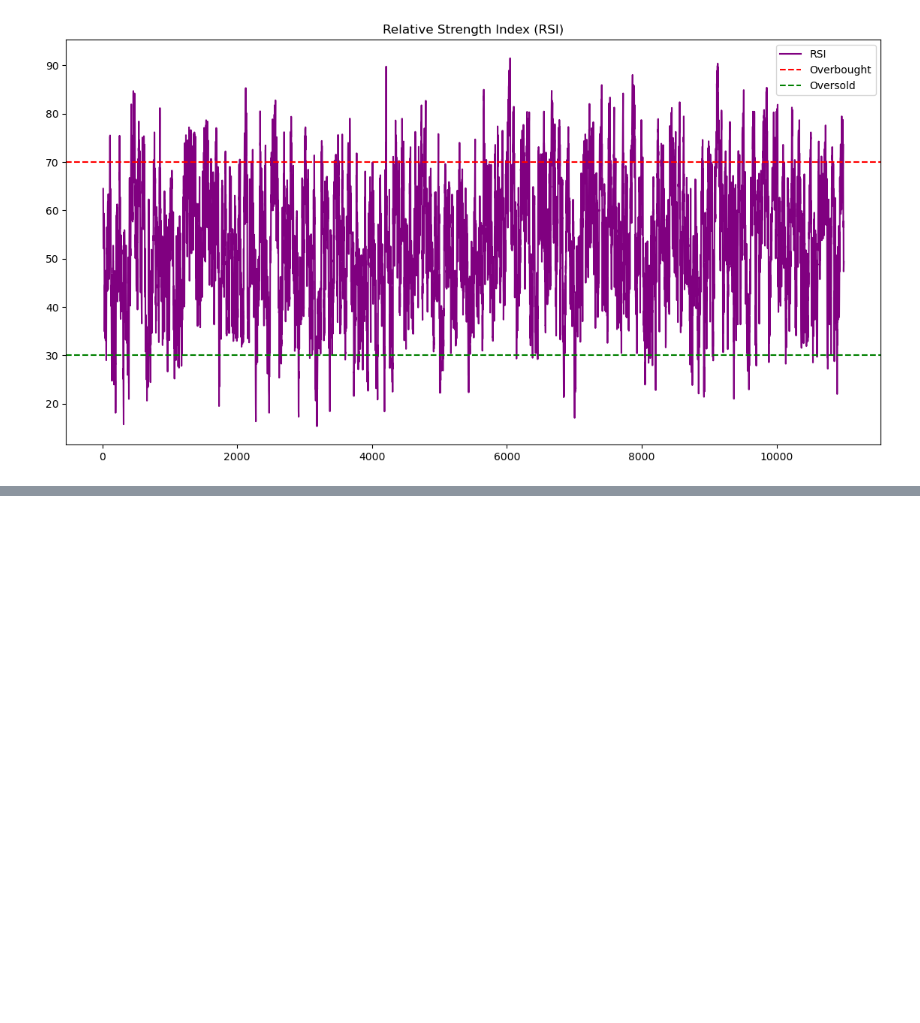
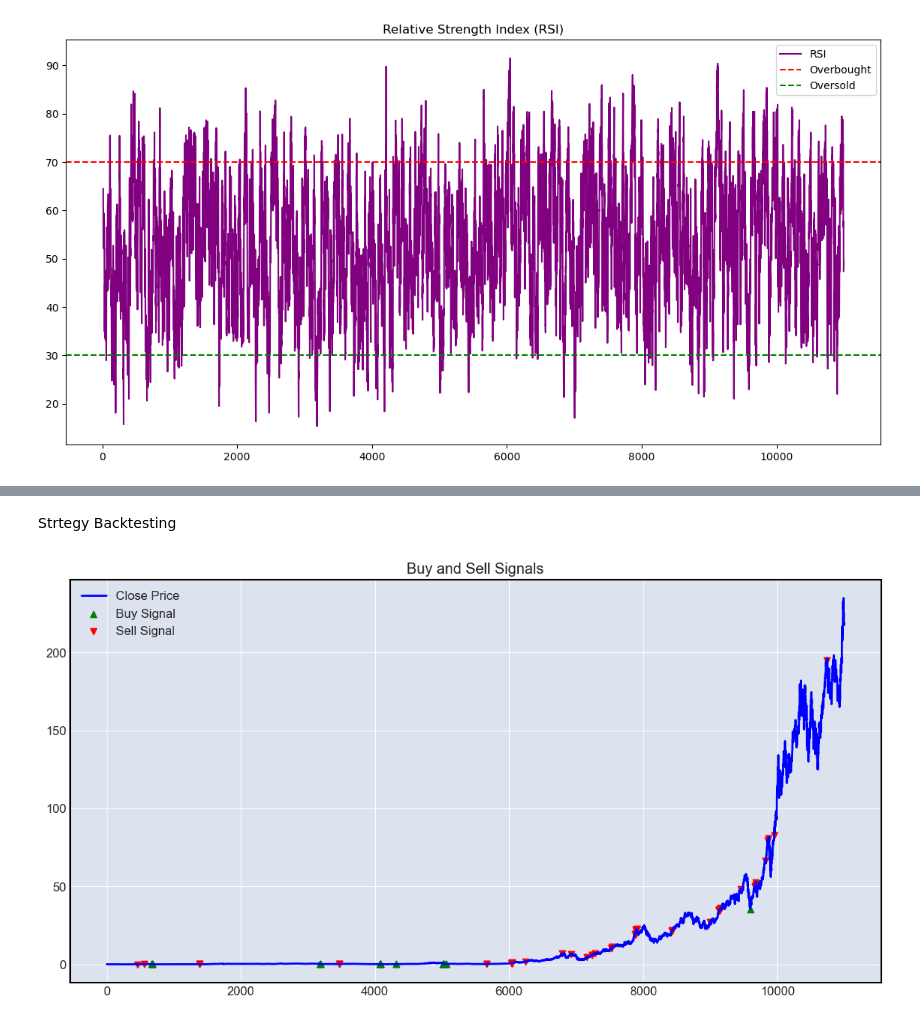
Before and after one commit to Amanzlastt/kifyaw1, a Jupyter notebook: notebooks/task-2.ipynb, the cells around one changed output, grey strips where cells are left out. Saved outputs shown, nothing was run; the diff lists cells and outputs as text; code cells hidden in the pictures; blank space fills up the shorter version.

```diff
--- a/notebooks/task-2.ipynb
+++ b/notebooks/task-2.ipynb
@@ -111,0 +125,16 @@ TypeError: Expect data.index as DatetimeIndex
+# %% [markdown]
+Strtegy Backtesting
+# %%
+df_apple['Buy_Signal'] = (df_apple['RSI'] < 30) & (df_apple['MACD'] > df_apple['Signal'])
+df_apple['Sell_Signal'] = (df_apple['RSI'] > 70) & (df_apple['MACD'] < df_apple['Signal'])
+
+# Plot signals
+plt.figure(figsize=(14, 7))
+plt.plot(df_apple['Close'], label='Close Price', color='blue')
+plt.scatter(df_apple.index[df_apple['Buy_Signal']], df_apple['Close'][df_apple['Buy_Signal']], label='Buy Signal', marker='^', color='green')
+plt.scatter(df_apple.index[df_apple['Sell_Signal']], df_apple['Close'][df_apple['Sell_Signal']], label='Sell Signal', marker='v', color='red')
+plt.legend()
+plt.title('Buy and Sell Signals')
+plt.show()
+# %% [output]
+[figure, added]
```
Also changed, not shown: parts of 3 cells of this notebook.
